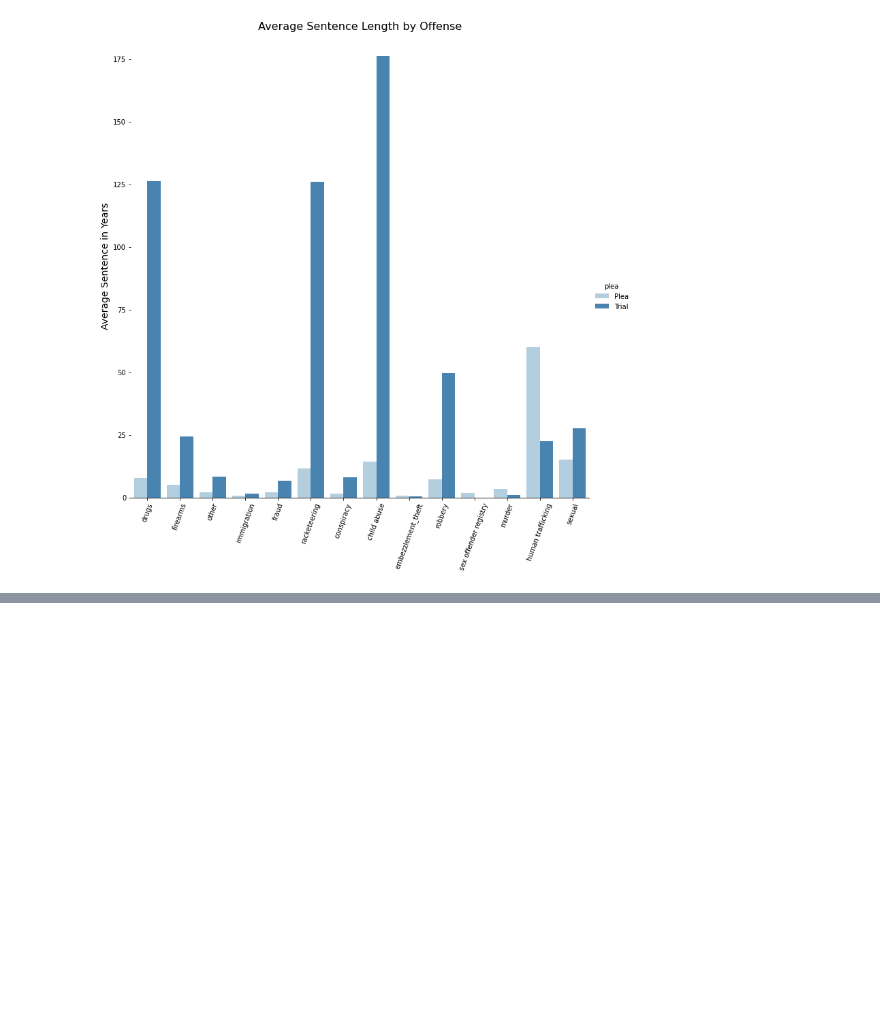
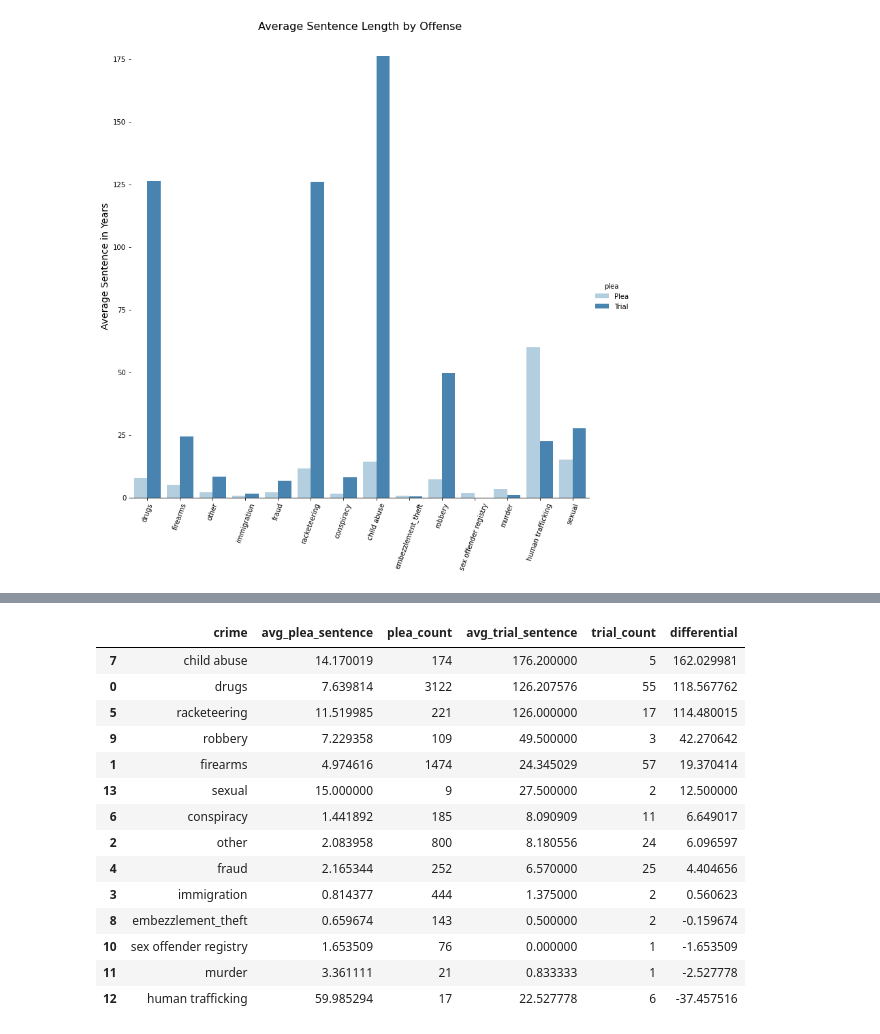
Before and after one commit to jenwhitson/sentencing_project, a Jupyter notebook: notebooks/supplemental_analysis.ipynb, the cells around one changed output, grey strips where cells are left out. Cells and saved outputs as stored; diff of their text form; code cells hidden in the pictures; blank space fills up the shorter version.

```diff
--- a/notebooks/supplemental_analysis.ipynb
+++ b/notebooks/supplemental_analysis.ipynb
@@ -1001,0 +1014,23 @@ g.savefig('../Visualizations/Plea v Trial Sentence Lengths.png', dpi = 75)
+# %%
+bigdf = pd.merge(plea_groups, trial_groups, on = 'CRIMETYPE', how = 'inner')
+bigdf.columns = ['crime', 'avg_plea_sentence', 'plea_count', 'plea', 'avg_trial_sentence', 'trial_count', 'trial']
+bigdf = bigdf.drop(columns = ['plea', 'trial'])
+bigdf['differential'] = bigdf.avg_trial_sentence - bigdf.avg_plea_sentence
+bigdf = bigdf.sort_values('differential', ascending = False)
+bigdf
+# %% [output]
+|  | crime | avg_plea_sentence | plea_count | avg_trial_sentence | trial_count | differential |
+| 7 | child abuse | 14.170019 | 174 | 176.200000 | 5 | 162.029981 |
+| 0 | drugs | 7.639814 | 3122 | 126.207576 | 55 | 118.567762 |
+| 5 | racketeering | 11.519985 | 221 | 126.000000 | 17 | 114.480015 |
+| 9 | robbery | 7.229358 | 109 | 49.500000 | 3 | 42.270642 |
+| 1 | firearms | 4.974616 | 1474 | 24.345029 | 57 | 19.370414 |
+| 13 | sexual | 15.000000 | 9 | 27.500000 | 2 | 12.500000 |
+| 6 | conspiracy | 1.441892 | 185 | 8.090909 | 11 | 6.649017 |
+| 2 | other | 2.083958 | 800 | 8.180556 | 24 | 6.096597 |
+| 4 | fraud | 2.165344 | 252 | 6.570000 | 25 | 4.404656 |
+| 3 | immigration | 0.814377 | 444 | 1.375000 | 2 | 0.560623 |
+| 8 | embezzlement_theft | 0.659674 | 143 | 0.500000 | 2 | -0.159674 |
+| 10 | sex offender registry | 1.653509 | 76 | 0.000000 | 1 | -1.653509 |
+| 11 | murder | 3.361111 | 21 | 0.833333 | 1 | -2.527778 |
+| 12 | human trafficking | 59.985294 | 17 | 22.527778 | 6 | -37.457516 |
```
Also changed, not shown: parts of 5 cells of this notebook.
